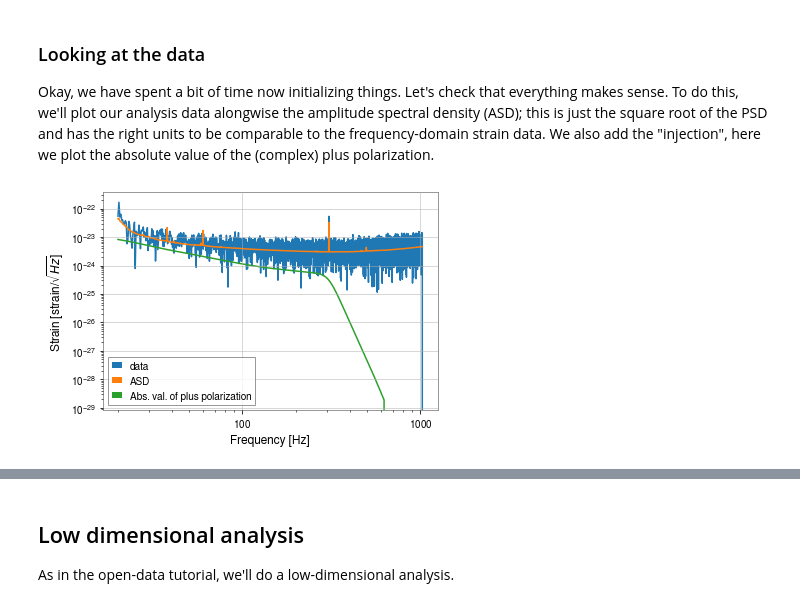
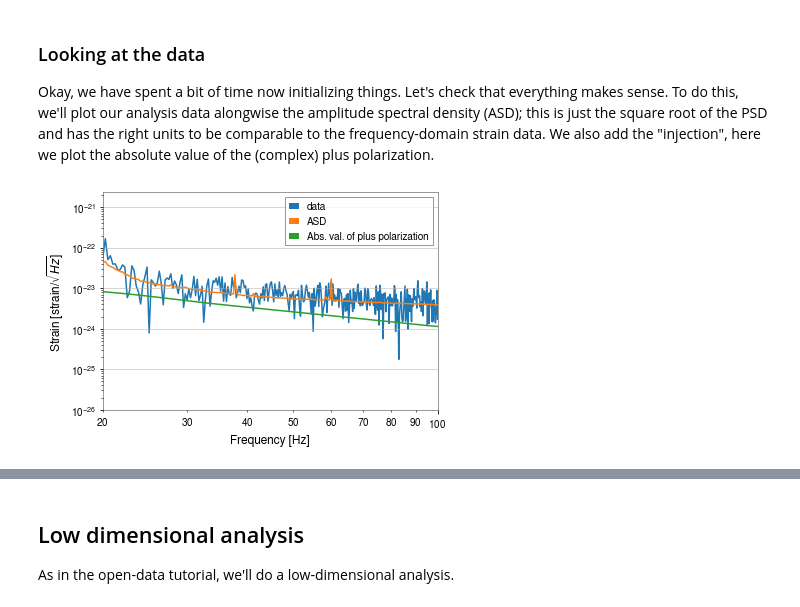
Before and after one commit to hemantaph/bilby, a Jupyter notebook: tutorial/Tutorial_for_parameter_estimation_on_simulated_data_with_an_injected_GW150914_like_signal.ipynb, the cells around one changed output, grey strips where cells are left out. Saved outputs shown, nothing was run; the diff lists cells and outputs as text; code cells hidden in the pictures.

```diff
--- a/tutorial/Tutorial_for_parameter_estimation_on_simulated_data_with_an_injected_GW150914_like_signal.ipynb
+++ b/tutorial/Tutorial_for_parameter_estimation_on_simulated_data_with_an_injected_GW150914_like_signal.ipynb
@@ -120,21 +120,33 @@ Okay, we have spent a bit of time now initializing things. Let's check that ever
 # %%
 H1 = ifos[0]
 H1_injection = injection[0]
 
 fig, ax = plt.subplots()
 idxs = H1.strain_data.frequency_mask  # This is a boolean mask of the frequencies which we'll use in the analysis
 ax.loglog(H1.strain_data.frequency_array[idxs],
           np.abs(H1.strain_data.frequency_domain_strain[idxs]),
           label="data")
 ax.loglog(H1.frequency_array[idxs],
           H1.amplitude_spectral_density_array[idxs],
           label="ASD")
 ax.loglog(H1.frequency_array[idxs],
           np.abs(H1_injection["plus"][idxs]),
           label="Abs. val. of plus polarization")
+
+'''L1 = ifos[1]
+L1_injection = injection[1]
+
+ax.loglog(L1.frequency_array[idxs]+5,
+          L1.amplitude_spectral_density_array[idxs],
+          label="ASD")'''
+
+ax.set_xlim(20.,100.)
+ax.set_ylim(1e-26,2.327737159425905e-21)
+
+
 ax.set_xlabel("Frequency [Hz]")
 ax.set_ylabel("Strain [strain/$\sqrt{Hz}$]")
 ax.legend()
 plt.show()
 # %% [output]
-[figure, old version]
+[figure, new version]
```
Also changed, not shown: parts of 7 cells of this notebook, 17 other files.
